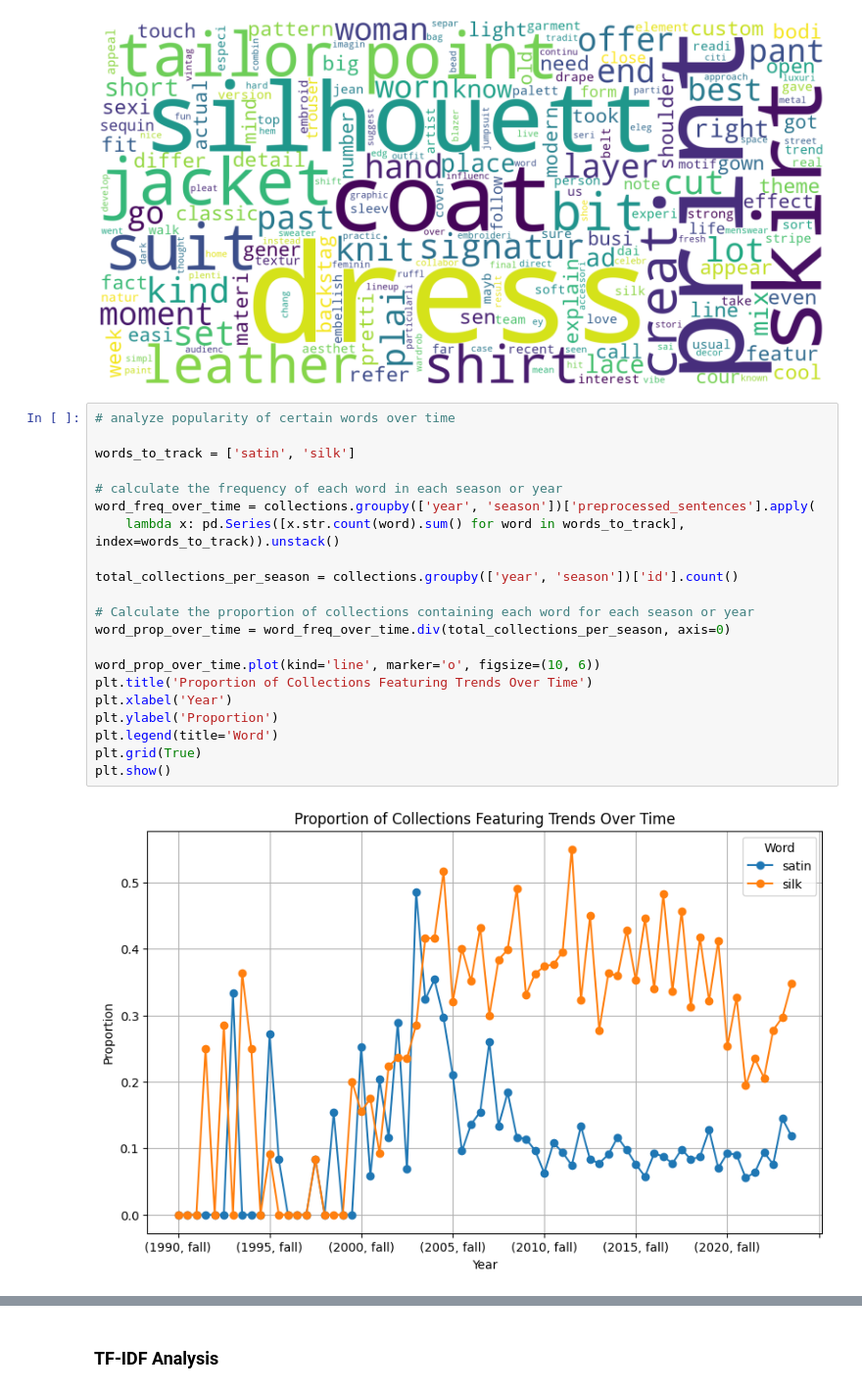
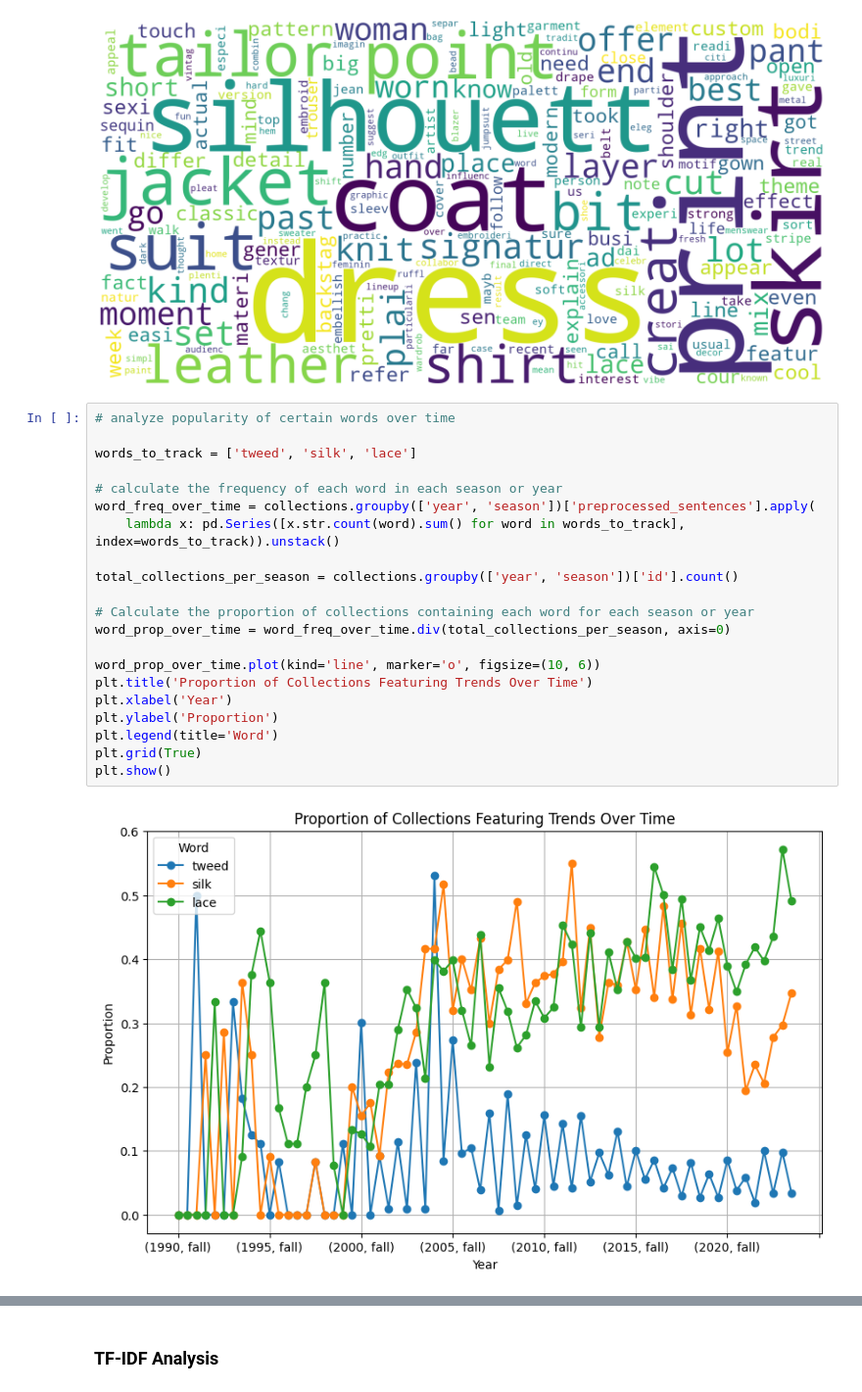
Before and after one commit to bellagracefinck/trend_cycle, a Jupyter notebook: EDA.ipynb, the cells around one changed output, grey strips where cells are left out. Shown at 98% size. Drawn from its saved outputs; the diff is of its cells as text.

```diff
--- a/EDA.ipynb
+++ b/EDA.ipynb
@@ -137,23 +137,23 @@ plt.show()
 # %%
 # analyze popularity of certain words over time
 
-words_to_track = ['satin', 'silk']
+words_to_track = ['tweed', 'silk', 'lace']
 
 # calculate the frequency of each word in each season or year
 word_freq_over_time = collections.groupby(['year', 'season'])['preprocessed_sentences'].apply(
     lambda x: pd.Series([x.str.count(word).sum() for word in words_to_track], index=words_to_track)).unstack()
 
 total_collections_per_season = collections.groupby(['year', 'season'])['id'].count()
 
 # Calculate the proportion of collections containing each word for each season or year
 word_prop_over_time = word_freq_over_time.div(total_collections_per_season, axis=0)
 
 word_prop_over_time.plot(kind='line', marker='o', figsize=(10, 6))
 plt.title('Proportion of Collections Featuring Trends Over Time')
 plt.xlabel('Year')
 plt.ylabel('Proportion')
 plt.legend(title='Word')
 plt.grid(True)
 plt.show()
 # %% [output]
-[figure, old version]
+[figure, new version]
```
Also changed, not shown: parts of 2 cells of this notebook, 5 other files.
